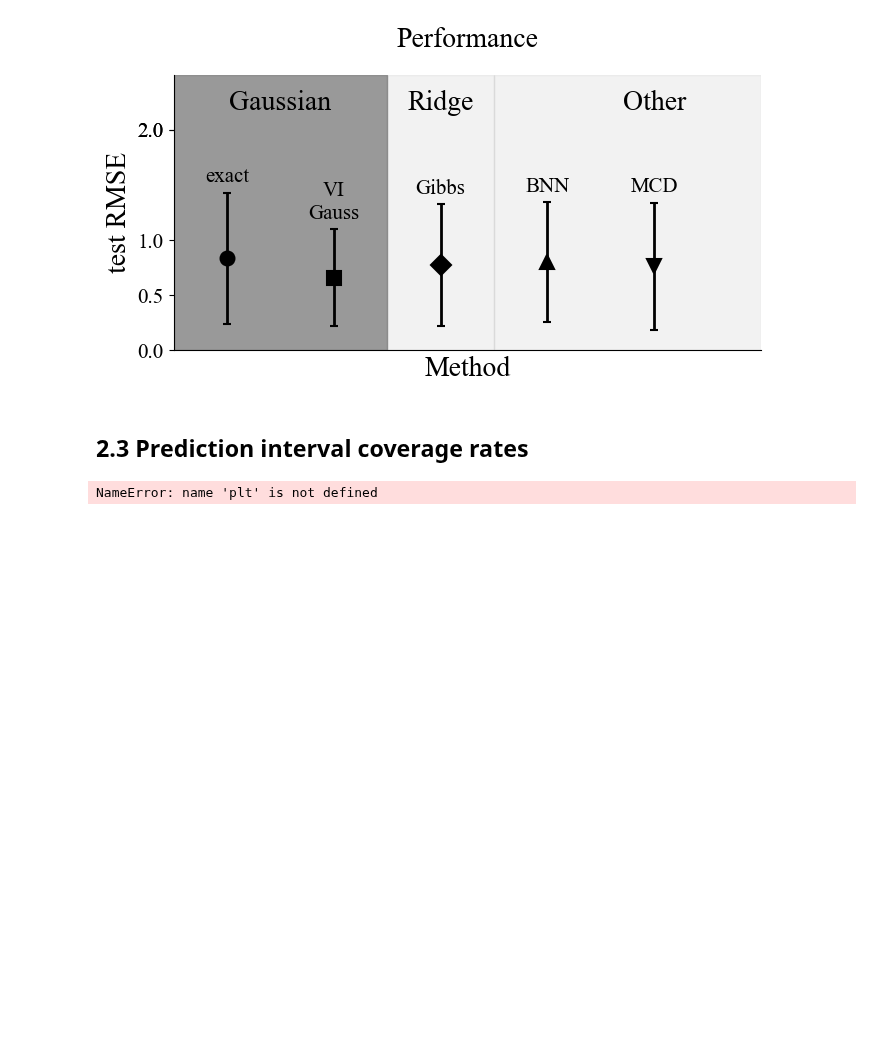
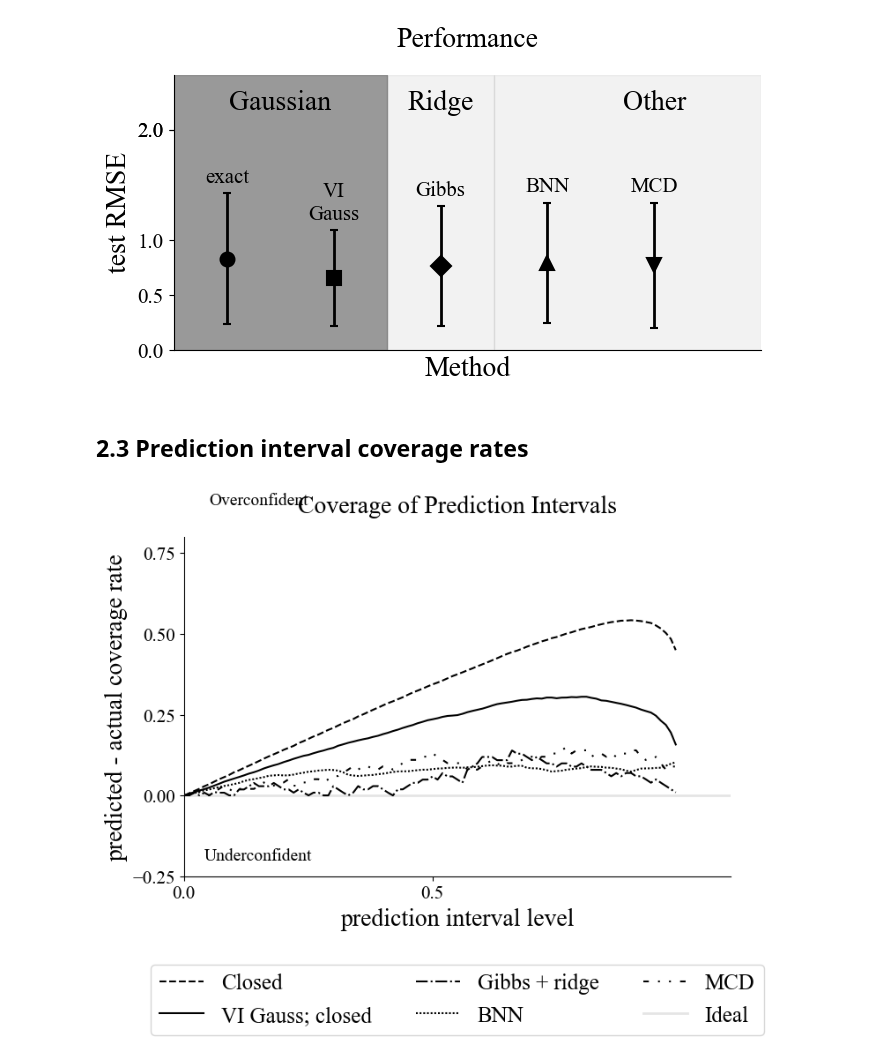
Before and after one commit to clarahoffmann/last-layer-inf, a Jupyter notebook: src/1d_regression.ipynb, the cells around one changed output. Drawn from its saved outputs; the diff is of its cells as text; code cells hidden in the pictures; blank space fills up the shorter version.

```diff
--- a/src/1d_regression.ipynb
+++ b/src/1d_regression.ipynb
@@ -491,7 +485,7 @@ def get_coverage_gaussian(pred_mean, pred_std, y_true, levels):
 coverage_lli = get_coverage_gaussian(lli_pred_mu, lli_pred_sigma, ys_val.detach().numpy(), levels=levels)
 
 # VI Gaussian
-coverage_lli_vi = get_coverage_gaussian(lli_closed_pred_mu.detach().numpy(), lli_closed_pred_std.detach().numpy(), ys_val.detach().numpy(), levels=levels)
+coverage_lli_vi = get_coverage_gaussian(lli_closed_pred_mu, lli_closed_pred_std, ys_val.detach().numpy(), levels=levels)
 
 # Gibbs + ridge
 coverage_gibbs_ridge = get_prediction_interval_coverage(ys_grid, ys_val, torch.tensor(pdf_gibbs_ridge), levels)
@@ -504,31 +498,31 @@ coverage_bnn = get_coverage_y_hats(torch.stack(bnn_samples).squeeze(), ys_val, l
 # %%
 fig, axs = plt.subplots(1,1, figsize = (8,5))
 for i, (coverage, label, linestyle ) in enumerate(zip([coverage_lli, coverage_lli_vi, coverage_gibbs_ridge, coverage_bnn, coverage_mc_dropout],
                                            ['Closed', 'VI Gauss; closed', 'Gibbs + ridge', 'BNN', 'MCD'],
                                            ['dashed', '-', 'dashdot', (0, (1, 1)), (0, (3, 5, 1, 5, 1, 5)) ])):
     axs.plot(levels,  np.abs(levels - coverage),
              linestyle = linestyle,
              label = label, color = 'black'
              )
 
 axs.axhline(y=0, color='black', linestyle='-',
             linewidth=2, label='Ideal', alpha = .1)
 
 axs.legend(loc = 'lower center', ncols = 3, bbox_to_anchor=(0.5, -0.5), fontsize = 18)
 axs.set_xticks(np.arange(-1, 1, .5))
 axs.set_yticks(np.arange(-0.25, 1.5, .25))
 axs.set_xlim(-0, 1.1)
-axs.set_ylim(-.25, 1.01)
+axs.set_ylim(-.25, .8)
 axs.set_title(f'Coverage of Prediction Intervals', pad = 20, size = 20)
 axs.grid(False)
 axs.spines['right'].set_visible(False)
 axs.spines['top'].set_visible(False)
 axs.set_xlabel('prediction interval level', fontsize = 20)
 axs.set_ylabel('predicted - actual coverage rate', fontsize = 20)
 x_text = 0.15
 axs.text(x_text, -0.2, 'Underconfident', fontsize=14, color='black', ha='center')
 axs.text(x_text, 0.9, 'Overconfident', fontsize=14, color='black', ha='center')
 
 fig.savefig('figures/coverage.pdf', bbox_inches = 'tight')
 # %% [output]
-NameError: name 'plt' is not defined
+[figure, added]
```
Also changed, not shown: parts of 15 cells of this notebook.
